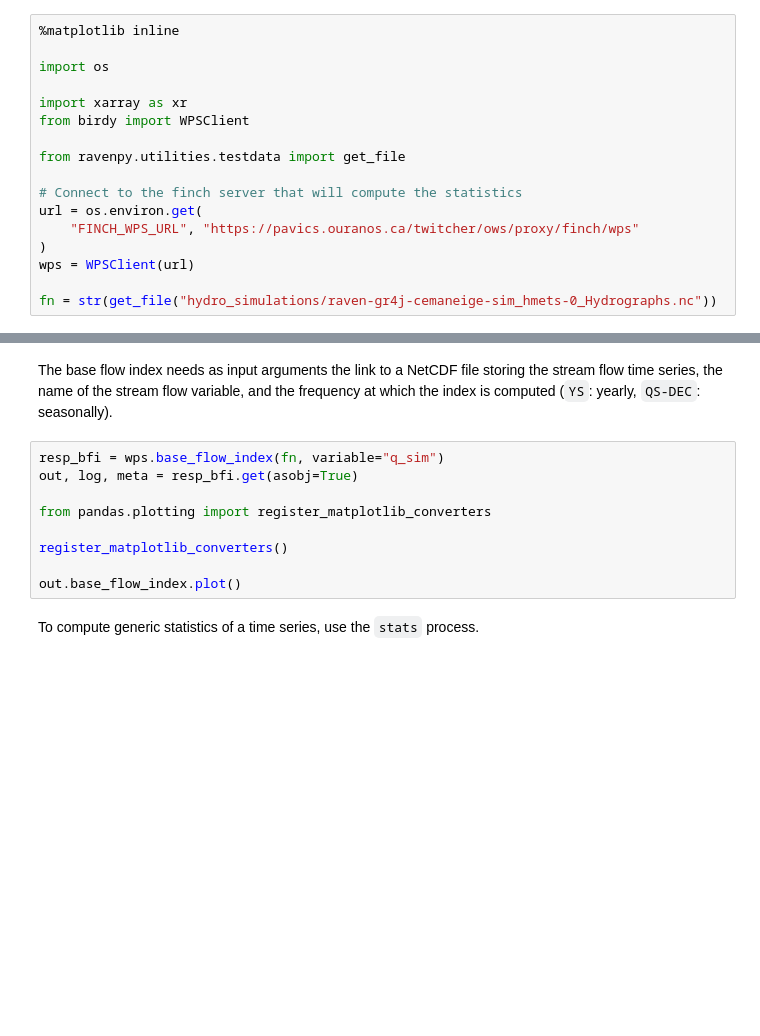
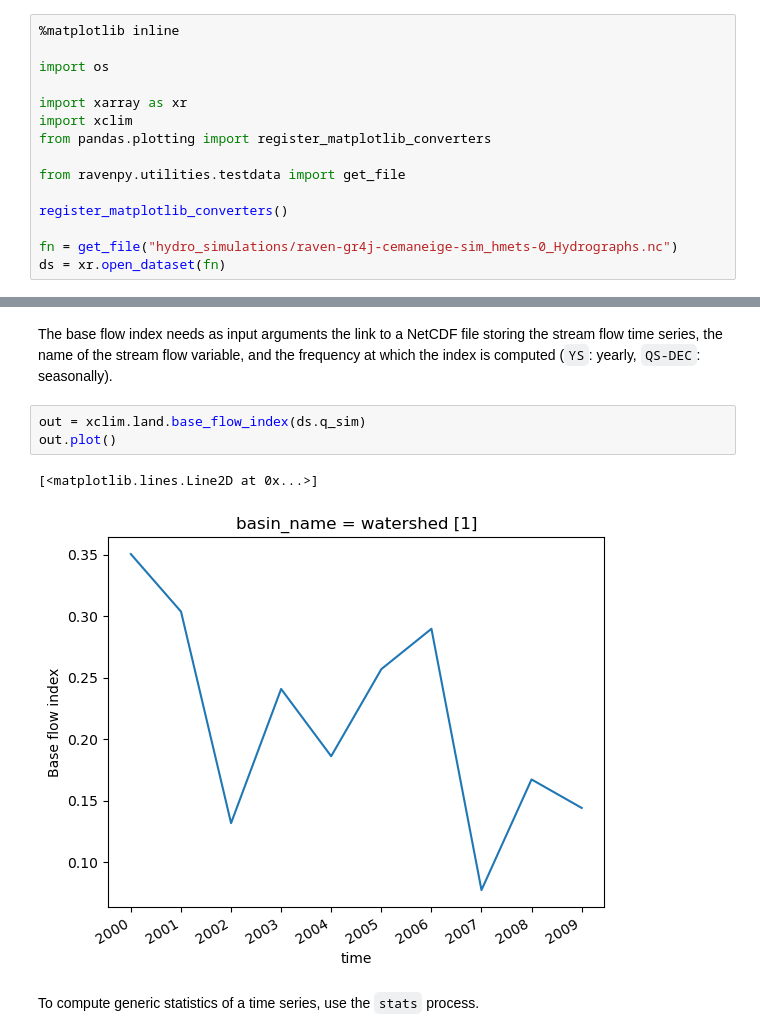
Before and after one commit to CSHS-CWRA/RavenPy, a Jupyter notebook: docs/notebooks/time_series_analysis.ipynb, the cells around one changed output, grey strips where cells are left out. Drawn from its saved outputs; the diff is of its cells as text; blank space fills up the shorter version.

```diff
--- a/docs/notebooks/time_series_analysis.ipynb
+++ b/docs/notebooks/time_series_analysis.ipynb
@@ -10,17 +10,15 @@ Here we'll test those indicators on a simple test file with around ten years of
 import os
 
 import xarray as xr
-from birdy import WPSClient
+import xclim
+from pandas.plotting import register_matplotlib_converters
 
 from ravenpy.utilities.testdata import get_file
 
-# Connect to the finch server that will compute the statistics
-url = os.environ.get(
-    "FINCH_WPS_URL", "https://pavics.ouranos.ca/twitcher/ows/proxy/finch/wps"
-)
-wps = WPSClient(url)
+register_matplotlib_converters()
 
-fn = str(get_file("hydro_simulations/raven-gr4j-cemaneige-sim_hmets-0_Hydrographs.nc"))
+fn = get_file("hydro_simulations/raven-gr4j-cemaneige-sim_hmets-0_Hydrographs.nc")
+ds = xr.open_dataset(fn)
 # %% [markdown]
 ## Base flow index
 
@@ -30,14 +46,11 @@ help(wps.base_flow_index)
 # %% [markdown]
 The base flow index needs as input arguments the link to a NetCDF file storing the stream flow time series, the name of the stream flow variable, and the frequency at which the index is computed (`YS`: yearly, `QS-DEC`: seasonally).
-# %%
-resp_bfi = wps.base_flow_index(fn, variable="q_sim")
-out, log, meta = resp_bfi.get(asobj=True)
-
-from pandas.plotting import register_matplotlib_converters
-
-register_matplotlib_converters()
-
-out.base_flow_index.plot()
+# %%
+out = xclim.land.base_flow_index(ds.q_sim)
+out.plot()
+# %% [output]
+[<matplotlib.lines.Line2D at 0x...>]
+[figure, added]
 # %% [markdown]
 To compute generic statistics of a time series, use the `stats` process.
 # %%
```
Also changed, not shown: parts of 14 cells of this notebook, 9 other files.
